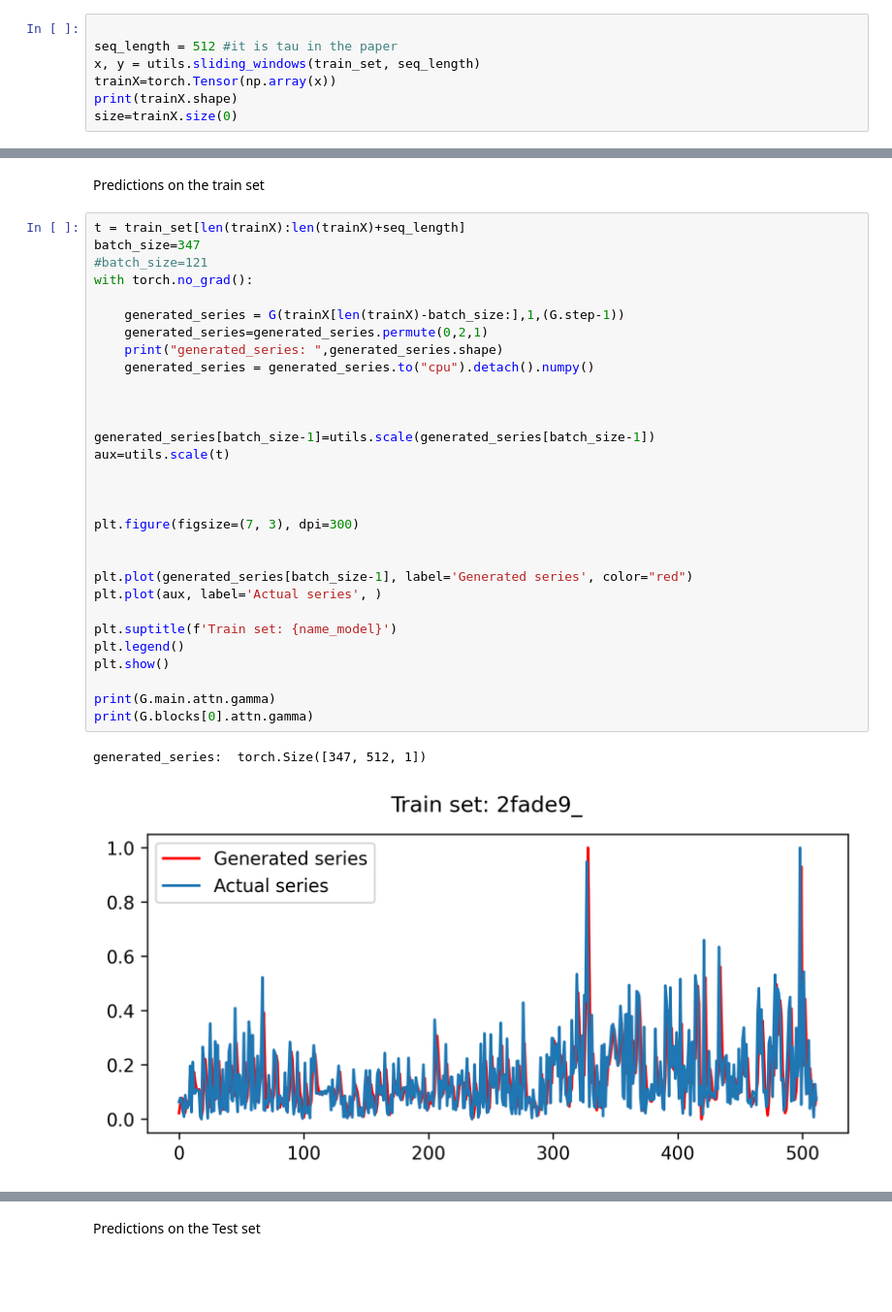
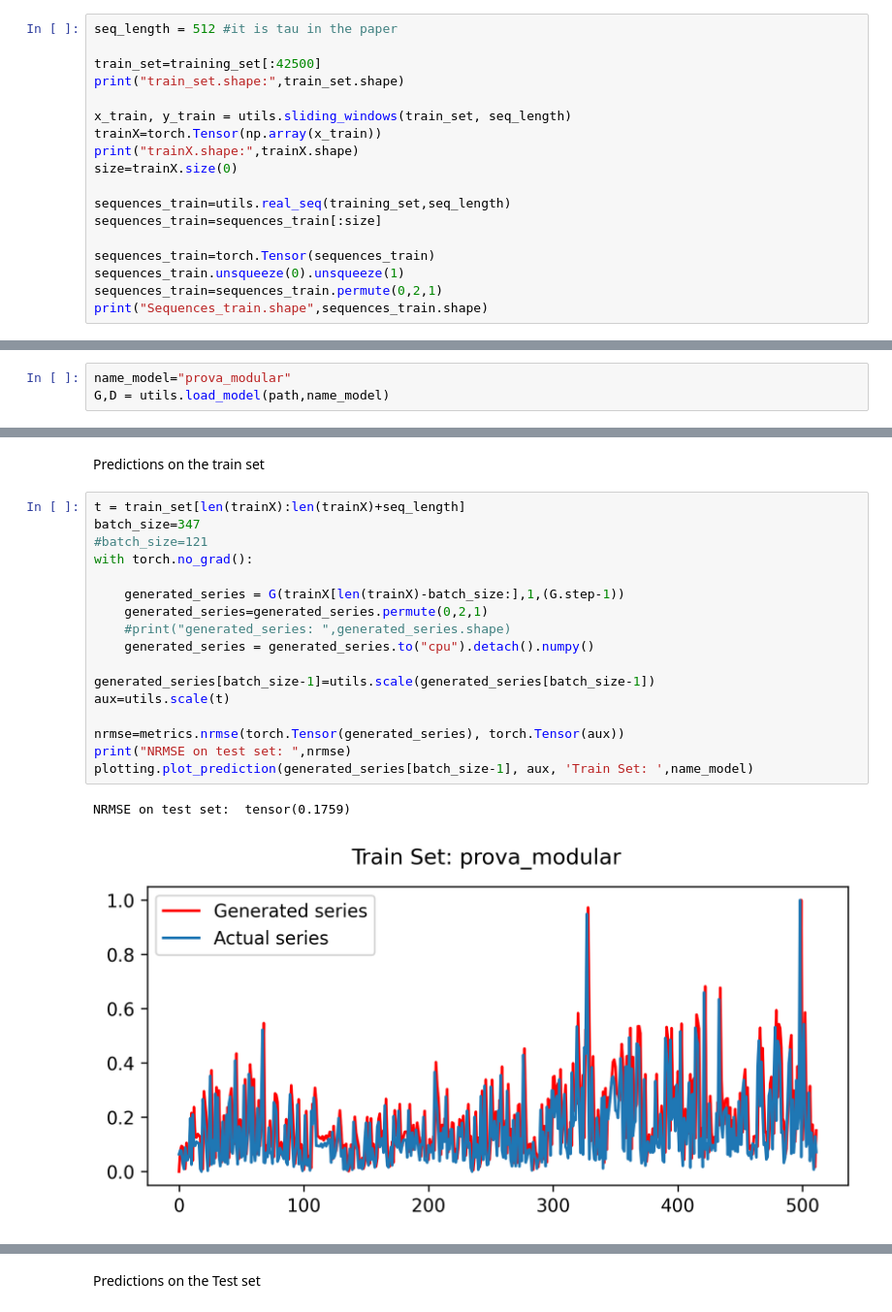
Before and after one commit to francomano/PSA-GAN, a Jupyter notebook: M4-train.ipynb, the cells around one changed output, grey strips where cells are left out. Shown at 97% size. Cells and saved outputs as stored; diff of their text form; blank space fills up the shorter version.

Commit message:
ablation study and modular code

```diff
--- a/M4-train.ipynb
+++ b/M4-train.ipynb
@@ -53,8 +66,19 @@ plt.show()
 # %%
+seq_length = 512 #it is tau in the paper
 
-seq_length = 512 #it is tau in the paper
-x, y = utils.sliding_windows(train_set, seq_length)
-trainX=torch.Tensor(np.array(x))
-print(trainX.shape)
+train_set=training_set[:42500]
+print("train_set.shape:",train_set.shape)
+
+x_train, y_train = utils.sliding_windows(train_set, seq_length)
+trainX=torch.Tensor(np.array(x_train))
+print("trainX.shape:",trainX.shape)
 size=trainX.size(0)
+
+sequences_train=utils.real_seq(training_set,seq_length)
+sequences_train=sequences_train[:size]
+
+sequences_train=torch.Tensor(sequences_train)
+sequences_train.unsqueeze(0).unsqueeze(1)
+sequences_train=sequences_train.permute(0,2,1)
+print("Sequences_train.shape",sequences_train.shape)
 # %% [output]
@@ -252,0 +323,3 @@ NameError: name 'path' is not defined
+# %%
+name_model="prova_modular"
+G,D = utils.load_model(path,name_model)
@@ -255,33 +330,20 @@ Predictions on the train set
 # %%
 t = train_set[len(trainX):len(trainX)+seq_length]
 batch_size=347
 #batch_size=121
 with torch.no_grad():
 
     generated_series = G(trainX[len(trainX)-batch_size:],1,(G.step-1))
     generated_series=generated_series.permute(0,2,1)
-    print("generated_series: ",generated_series.shape)
+    #print("generated_series: ",generated_series.shape)
     generated_series = generated_series.to("cpu").detach().numpy()
-
-
 
 generated_series[batch_size-1]=utils.scale(generated_series[batch_size-1])
 aux=utils.scale(t)
 
-
-
-plt.figure(figsize=(7, 3), dpi=300)
-
-
-plt.plot(generated_series[batch_size-1], label='Generated series', color="red")
-plt.plot(aux, label='Actual series', )
-
-plt.suptitle(f'Train set: {name_model}')
-plt.legend()
-plt.show()
-
-print(G.main.attn.gamma)
-print(G.blocks[0].attn.gamma)
+nrmse=metrics.nrmse(torch.Tensor(generated_series), torch.Tensor(aux))
+print("NRMSE on test set: ",nrmse)
+plotting.plot_prediction(generated_series[batch_size-1], aux, 'Train Set: ',name_model)
 # %% [output]
-generated_series:  torch.Size([347, 512, 1])
+NRMSE on test set:  tensor(0.1759)
-[figure, old version]
+[figure, new version]
```
Also changed, not shown: parts of 41 cells of this notebook, 41 other files.
